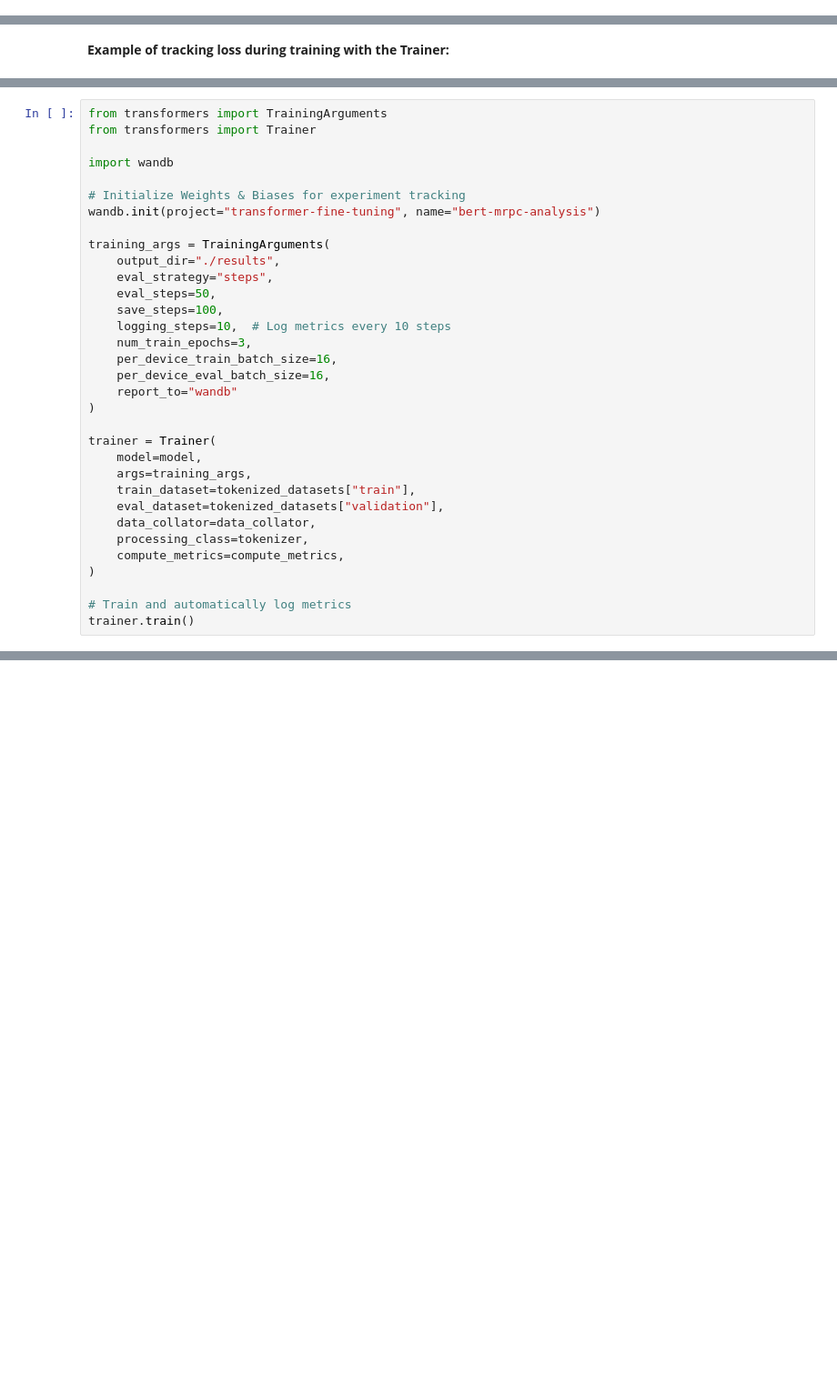
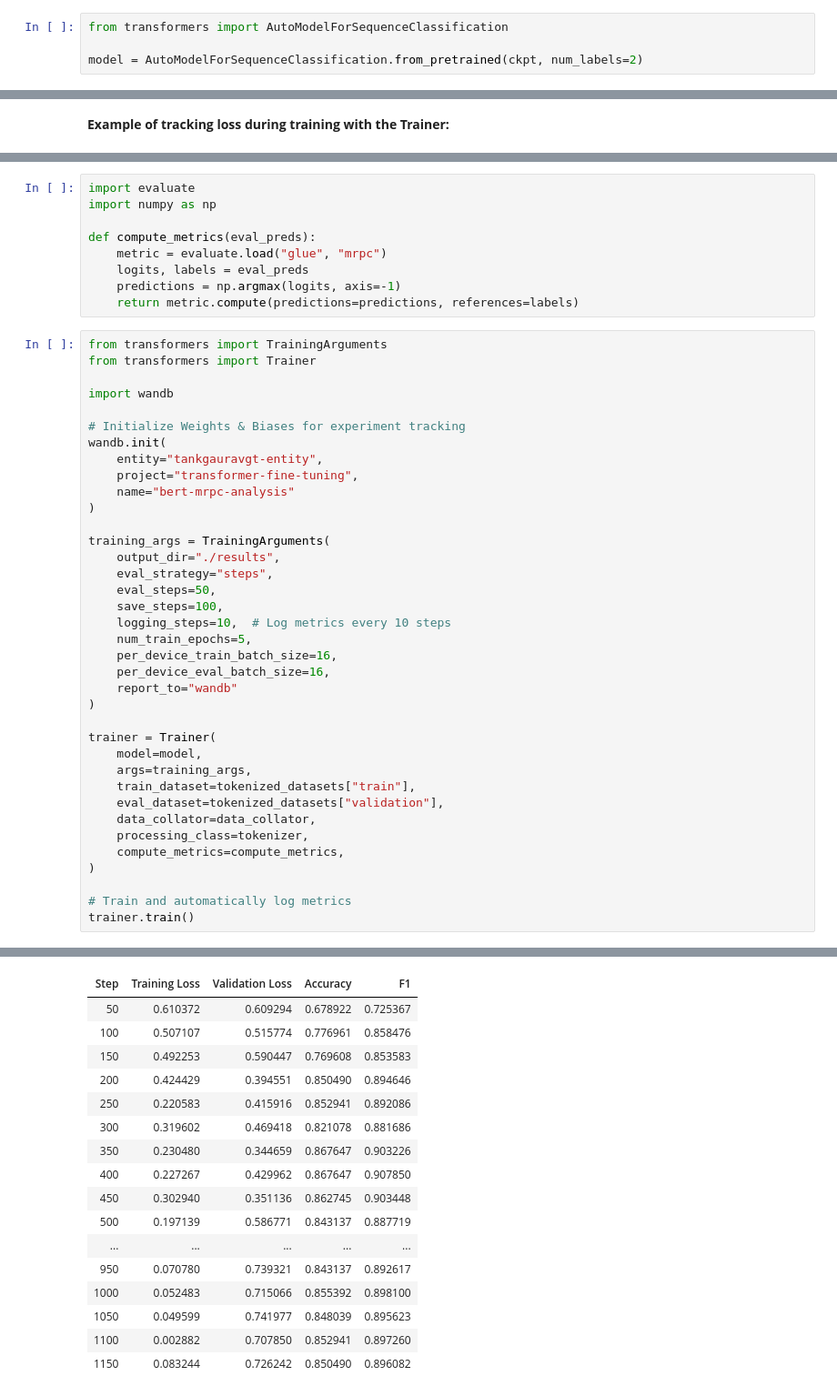
Before and after one commit to tankgauravgt/huggingface-llm-course, a Jupyter notebook: 03-fine-tuning-a-pretrained-model/06-understanding-learning-curves.ipynb, the cells around one changed output, grey strips where cells are left out. Shown at 91% size. Drawn from its saved outputs; the diff is of its cells as text; blank space fills up the shorter version.

```diff
--- a/03-fine-tuning-a-pretrained-model/06-understanding-learning-curves.ipynb
+++ b/03-fine-tuning-a-pretrained-model/06-understanding-learning-curves.ipynb
@@ -51,3 +51,7 @@ data_collator = DataCollatorWithPadding(
     padding=True,
     pad_to_multiple_of=8
 )
+# %%
+from transformers import AutoModelForSequenceClassification
+
+model = AutoModelForSequenceClassification.from_pretrained(ckpt, num_labels=2)
@@ -56,3 +79,12 @@ data_collator = DataCollatorWithPadding(
+# %%
+import evaluate
+import numpy as np
+
+def compute_metrics(eval_preds):
+    metric = evaluate.load("glue", "mrpc")
+    logits, labels = eval_preds
+    predictions = np.argmax(logits, axis=-1)
+    return metric.compute(predictions=predictions, references=labels)
 # %%
 from transformers import TrainingArguments
 from transformers import Trainer
@@ -60,7 +92,11 @@ from transformers import Trainer
 import wandb
 
 # Initialize Weights & Biases for experiment tracking
-wandb.init(project="transformer-fine-tuning", name="bert-mrpc-analysis")
+wandb.init(
+    entity="tankgauravgt-entity",
+    project="transformer-fine-tuning",
+    name="bert-mrpc-analysis"
+)
 
 training_args = TrainingArguments(
     output_dir="./results",
@@ -68,7 +104,7 @@ training_args = TrainingArguments(
     eval_steps=50,
     save_steps=100,
     logging_steps=10,  # Log metrics every 10 steps
-    num_train_epochs=3,
+    num_train_epochs=5,
     per_device_train_batch_size=16,
     per_device_eval_batch_size=16,
     report_to="wandb"
@@ -86,3 +122,4 @@ trainer = Trainer(
 
 # Train and automatically log metrics
 trainer.train()
+# %% [output]
@@ -88,0 +135,17 @@ trainer.train()
+| Step | Training Loss | Validation Loss | Accuracy | F1 |
+| 50 | 0.610372 | 0.609294 | 0.678922 | 0.725367 |
+| 100 | 0.507107 | 0.515774 | 0.776961 | 0.858476 |
+| 150 | 0.492253 | 0.590447 | 0.769608 | 0.853583 |
+| 200 | 0.424429 | 0.394551 | 0.850490 | 0.894646 |
+| 250 | 0.220583 | 0.415916 | 0.852941 | 0.892086 |
+| 300 | 0.319602 | 0.469418 | 0.821078 | 0.881686 |
+| 350 | 0.230480 | 0.344659 | 0.867647 | 0.903226 |
+| 400 | 0.227267 | 0.429962 | 0.867647 | 0.907850 |
+| 450 | 0.302940 | 0.351136 | 0.862745 | 0.903448 |
+| 500 | 0.197139 | 0.586771 | 0.843137 | 0.887719 |
+| ... | ... | ... | ... | ... |
+| 950 | 0.070780 | 0.739321 | 0.843137 | 0.892617 |
+| 1000 | 0.052483 | 0.715066 | 0.855392 | 0.898100 |
+| 1050 | 0.049599 | 0.741977 | 0.848039 | 0.895623 |
+| 1100 | 0.002882 | 0.707850 | 0.852941 | 0.897260 |
+| 1150 | 0.083244 | 0.726242 | 0.850490 | 0.896082 |
```
Also changed, not shown: parts of 7 cells of this notebook.
